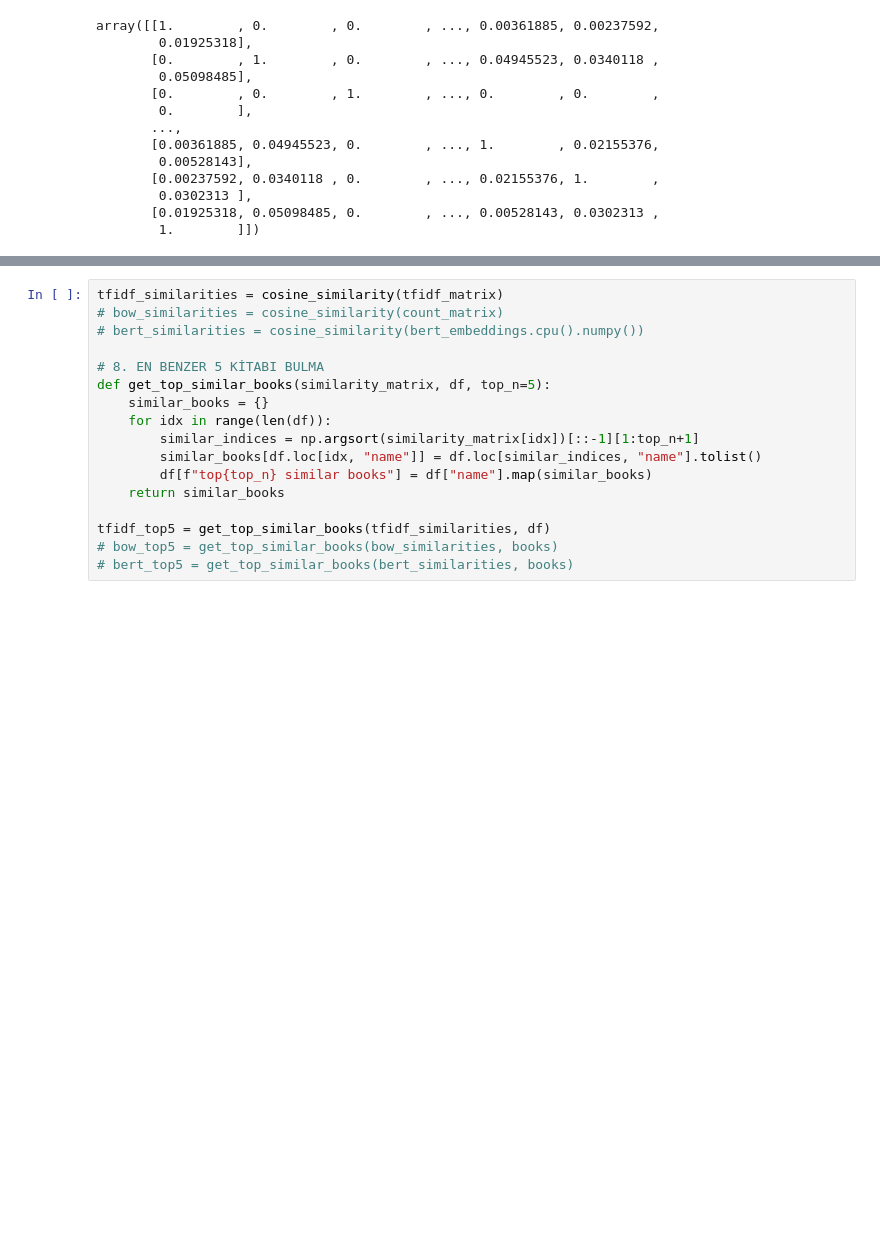
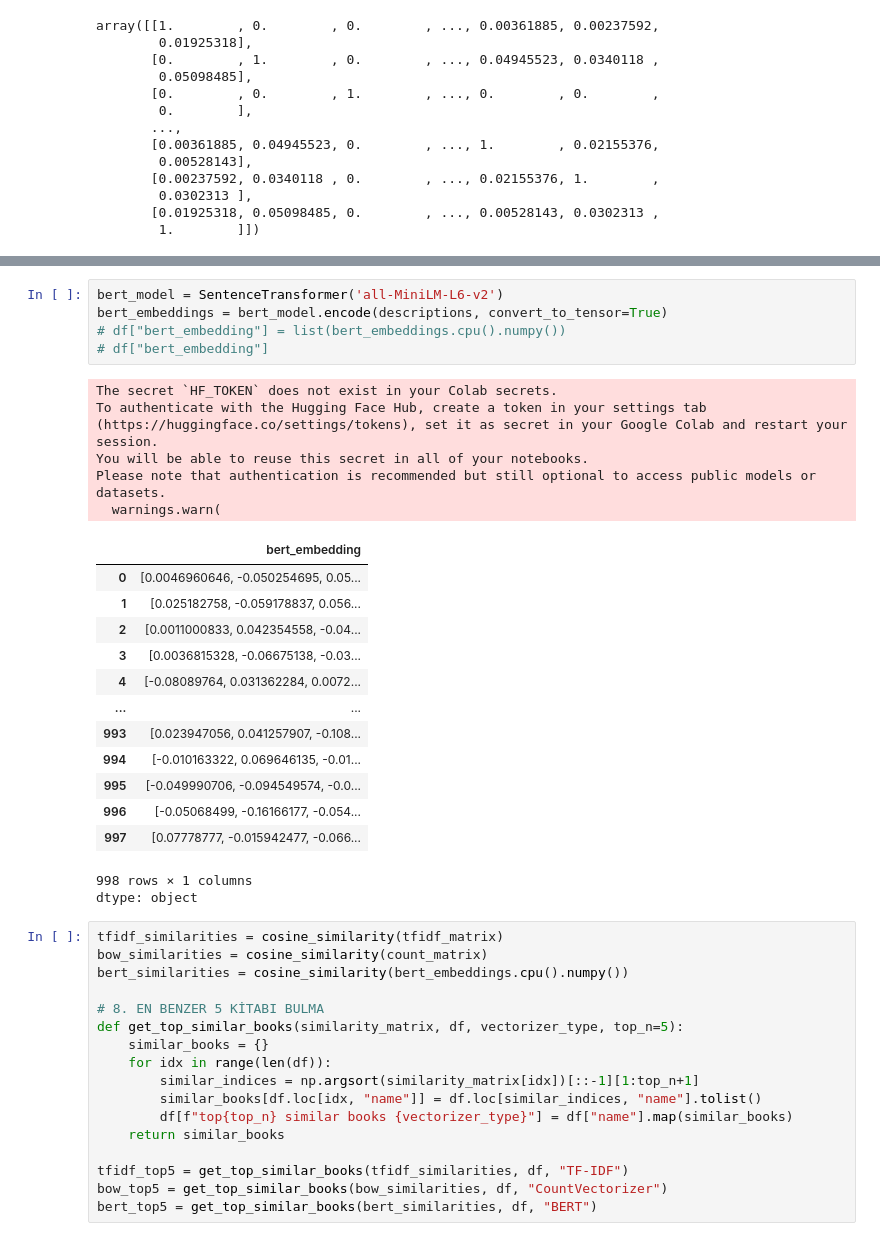
Before and after one commit to anilcemalyasar/NLP-CaseStudy, a Jupyter notebook: nlp_casestudy.ipynb, the cells around one changed output, grey strips where cells are left out. Drawn from its saved outputs; the diff is of its cells as text; blank space fills up the shorter version.

Commit message:
top 5 similar books based on embedding vectors and cosine similarity, BERT transformer model was used, results saved as JSON file

```diff
--- a/nlp_casestudy.ipynb
+++ b/nlp_casestudy.ipynb
@@ -167,20 +188,45 @@ array([[1.        , 0.        , 0.        , ..., 0.00361885, 0.00237592,
+# %%
+bert_model = SentenceTransformer('all-MiniLM-L6-v2')
+bert_embeddings = bert_model.encode(descriptions, convert_to_tensor=True)
+# df["bert_embedding"] = list(bert_embeddings.cpu().numpy())
+# df["bert_embedding"]
+# %% [output]
+The secret `HF_TOKEN` does not exist in your Colab secrets.
+To authenticate with the Hugging Face Hub, create a token in your settings tab (https://huggingface.co/settings/tokens), set it as secret in your Google Colab and restart your session.
+You will be able to reuse this secret in all of your notebooks.
+Please note that authentication is recommended but still optional to access public models or datasets.
+  warnings.warn(
+|  | bert_embedding |
+| 0 | [0.0046960646, -0.050254695, 0.05... |
+| 1 | [0.025182758, -0.059178837, 0.056... |
+| 2 | [0.0011000833, 0.042354558, -0.04... |
+| 3 | [0.0036815328, -0.06675138, -0.03... |
+| 4 | [-0.08089764, 0.031362284, 0.0072... |
+| ... | ... |
+| 993 | [0.023947056, 0.041257907, -0.108... |
+| 994 | [-0.010163322, 0.069646135, -0.01... |
+| 995 | [-0.049990706, -0.094549574, -0.0... |
+| 996 | [-0.05068499, -0.16166177, -0.054... |
+| 997 | [0.07778777, -0.015942477, -0.066... |
+998 rows × 1 columns
+dtype: object
 # %%
 tfidf_similarities = cosine_similarity(tfidf_matrix)
-# bow_similarities = cosine_similarity(count_matrix)
-# bert_similarities = cosine_similarity(bert_embeddings.cpu().numpy())
+bow_similarities = cosine_similarity(count_matrix)
+bert_similarities = cosine_similarity(bert_embeddings.cpu().numpy())
 
 # 8. EN BENZER 5 KİTABI BULMA
-def get_top_similar_books(similarity_matrix, df, top_n=5):
+def get_top_similar_books(similarity_matrix, df, vectorizer_type, top_n=5):
     similar_books = {}
     for idx in range(len(df)):
         similar_indices = np.argsort(similarity_matrix[idx])[::-1][1:top_n+1]
         similar_books[df.loc[idx, "name"]] = df.loc[similar_indices, "name"].tolist()
-        df[f"top{top_n} similar books"] = df["name"].map(similar_books)
+        df[f"top{top_n} similar books {vectorizer_type}"] = df["name"].map(similar_books)
     return similar_books
 
-tfidf_top5 = get_top_similar_books(tfidf_similarities, df)
-# bow_top5 = get_top_similar_books(bow_similarities, books)
-# bert_top5 = get_top_similar_books(bert_similarities, books)
+tfidf_top5 = get_top_similar_books(tfidf_similarities, df, "TF-IDF")
+bow_top5 = get_top_similar_books(bow_similarities, df, "CountVectorizer")
+bert_top5 = get_top_similar_books(bert_similarities, df, "BERT")
 # %%
 df.head()
 # %% [output]
```
Also changed, not shown: parts of 6 cells of this notebook.
